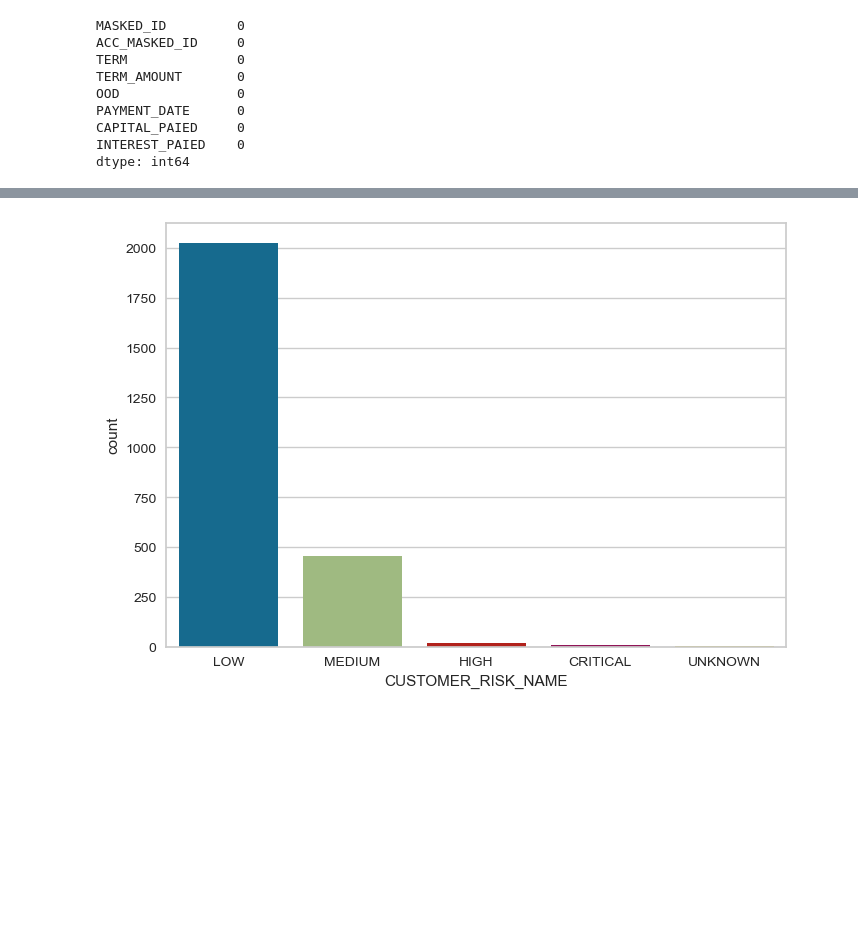
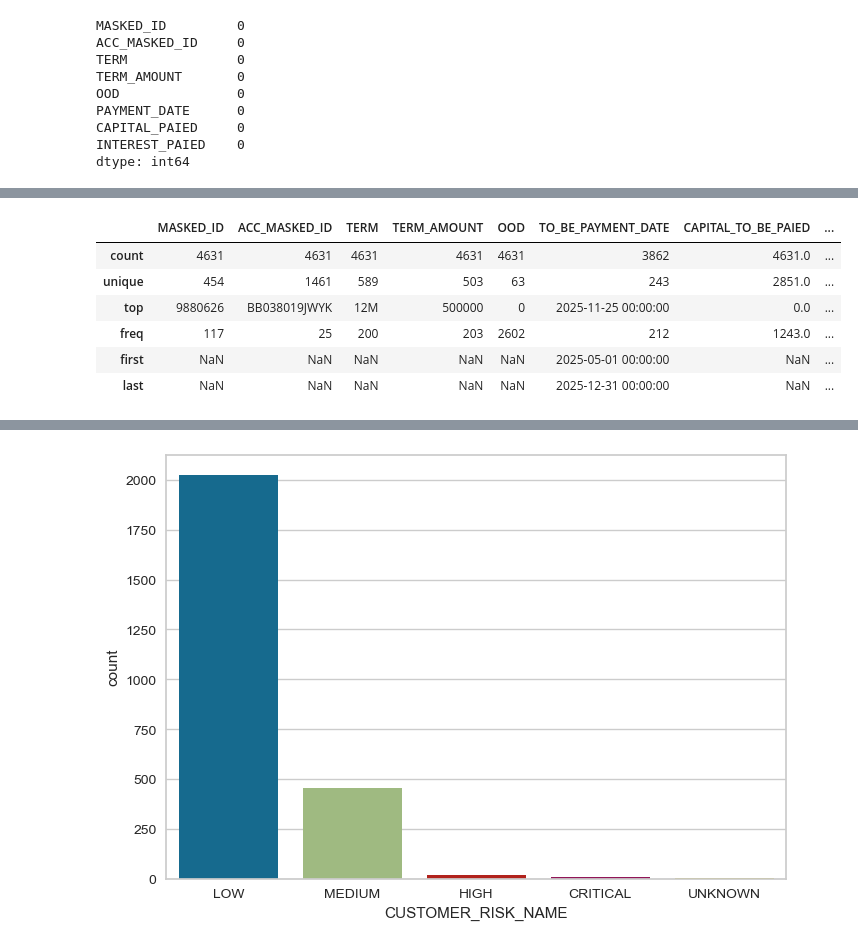
Before and after one commit to Kavindya-1/FYP, a Jupyter notebook: Initial notebook.ipynb, the cells around one changed output, grey strips where cells are left out. Saved outputs shown, nothing was run; the diff lists cells and outputs as text; code cells hidden in the pictures; blank space fills up the shorter version.

```diff
--- a/Initial notebook.ipynb
+++ b/Initial notebook.ipynb
@@ -196,6 +166,8 @@ dtype: int64
 numeric_cols = ['OOD', 'CAPITAL_TO_BE_PAIED', 'INTEREST_TO_BE_PAIED']
 loan_cashflow_df[numeric_cols] = loan_cashflow_df[numeric_cols].fillna(0)
 
+loan_cashflow_df['TO_BE_PAYMENT_DATE'] = pd.to_datetime(loan_cashflow_df['TO_BE_PAYMENT_DATE'], errors='coerce')
+
 #checking after filling with 0
 loan_cashflow_df.isnull().sum()
 # %% [output]
@@ -238,0 +260,10 @@ dtype: int64
+# %%
+loan_cashflow_df.describe()
+# %% [output]
+|  | MASKED_ID | ACC_MASKED_ID | TERM | TERM_AMOUNT | OOD | TO_BE_PAYMENT_DATE | CAPITAL_TO_BE_PAIED | ... |
+| count | 4631 | 4631 | 4631 | 4631 | 4631 | 3862 | 4631.0 | ... |
+| unique | 454 | 1461 | 589 | 503 | 63 | 243 | 2851.0 | ... |
+| top | 9880626 | BB038019JWYK | 12M | 500000 | 0 | 2025-11-25 00:00:00 | 0.0 | ... |
+| freq | 117 | 25 | 200 | 203 | 2602 | 212 | 1243.0 | ... |
+| first | NaN | NaN | NaN | NaN | NaN | 2025-05-01 00:00:00 | NaN | ... |
+| last | NaN | NaN | NaN | NaN | NaN | 2025-12-31 00:00:00 | NaN | ... |
```
Also changed, not shown: parts of 32 cells of this notebook, 2 other files.
